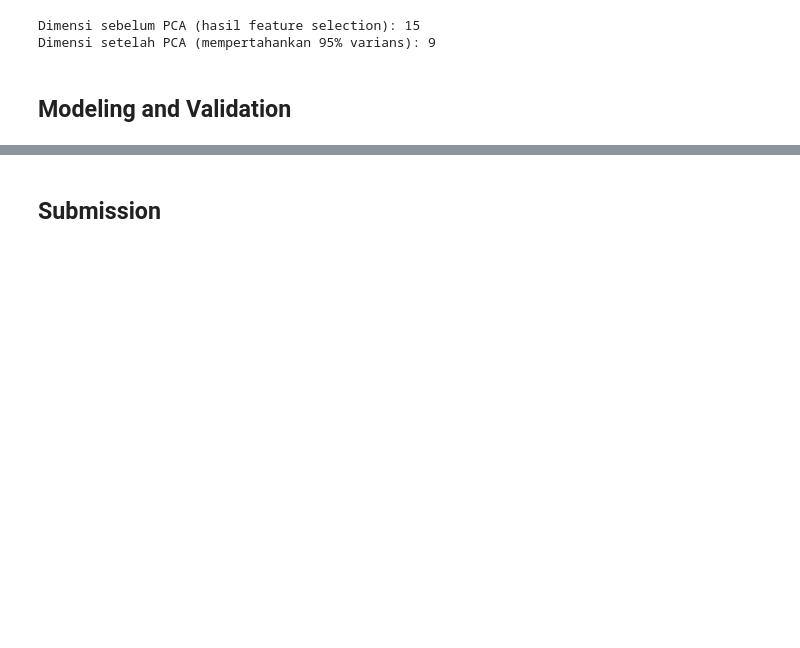
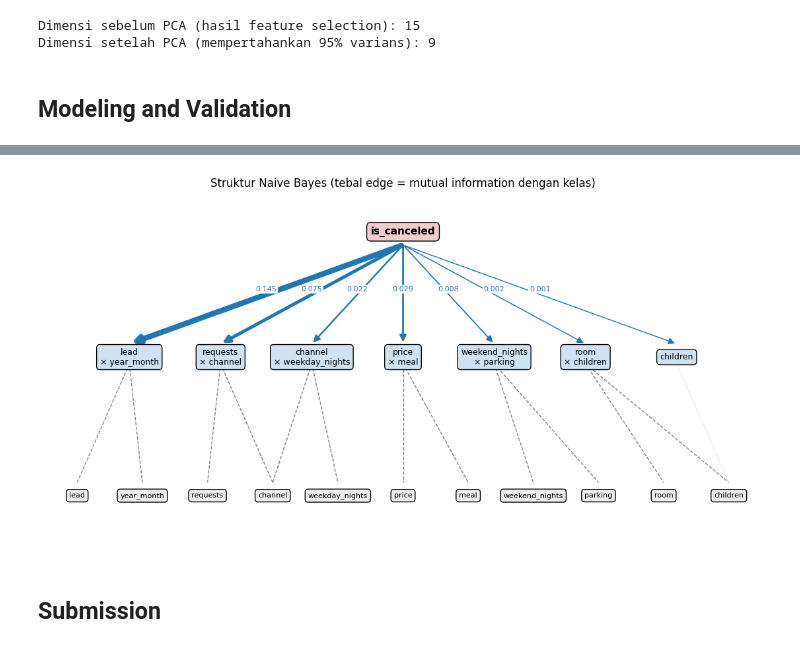
Before and after one commit to ethj0r/IF3170_G06_PhilippsLeatherJacket, a Jupyter notebook: main.ipynb, the cells around one changed output, grey strips where cells are left out. Drawn from its saved outputs; the diff is of its cells as text; code cells hidden in the pictures; blank space fills up the shorter version.

```diff
--- a/main.ipynb
+++ b/main.ipynb
@@ -459,2 +750,51 @@ Dimensi setelah PCA (mempertahankan 95% varians): 9
+# %%
+def nb_mutual_information(model, j):
+    prior = np.exp(model.class_log_prior_)[:, None]
+    conditional = np.exp(model.feature_log_prob_[j])
+    joint = prior * conditional
+    marginal = joint.sum(axis=0, keepdims=True)
+    return float(np.sum(joint * np.log(conditional / marginal)))
+
+
+def draw_nb_graph(model, features, path):
+    mi = [nb_mutual_information(model, j) for j in range(len(features))]
+    base = []
+    for f in features:
+        for part in f.split('*'):
+            if part not in base:
+                base.append(part)
+
+    fig, ax = plt.subplots(figsize=(14, 7))
+    ax.axis('off')
+    ax.set_xlim(-0.5, max(len(features), len(base)) - 0.5)
+    ax.set_ylim(-0.3, 2.4)
+    center = (max(len(features), len(base)) - 1) / 2
+    attr_x = np.linspace(center - (len(features) - 1) / 2 * 1.4, center + (len(features) - 1) / 2 * 1.4, len(features))
+    base_x = np.linspace(center - (len(base) - 1) / 2, center + (len(base) - 1) / 2, len(base))
+    box = dict(boxstyle='round,pad=0.4', ec='black')
+
+    for x, f, m in zip(attr_x, features, mi):
+        ax.annotate('', xy=(x, 1.25), xytext=(center, 2.0),
+                    arrowprops=dict(arrowstyle='-|>', lw=1 + 5 * m / max(mi), mutation_scale=15, color='tab:blue'))
+        ax.text((x + center) / 2, 1.65, f'{m:.3f}', fontsize=8, ha='center', color='tab:blue',
+                bbox=dict(boxstyle='round,pad=0.15', fc='white', ec='none'))
+        if '*' in f:
+            for part in f.split('*'):
+                ax.plot([x, base_x[base.index(part)]], [1.1, 0.2], ls='--', color='gray', lw=1)
+        else:
+            ax.plot([x, base_x[base.index(f)]], [1.1, 0.2], ls=':', color='lightgray', lw=1)
+        ax.text(x, 1.15, f.replace('*', '\n× '), ha='center', va='center', fontsize=9, bbox={**box, 'fc': '#cfe2f3'})
+    for x, f in zip(base_x, base):
+        ax.text(x, 0.1, f, ha='center', va='center', fontsize=8, bbox={**box, 'fc': '#eeeeee'})
+    ax.text(center, 2.1, 'is_canceled', ha='center', va='center', fontsize=11, fontweight='bold', bbox={**box, 'fc': '#f4cccc'})
+    ax.set_title('Struktur Naive Bayes (tebal edge = mutual information dengan kelas)')
+    fig.savefig(path, dpi=150, bbox_inches='tight')
+    plt.show()
+
+
+Path('output').mkdir(exist_ok=True)
+draw_nb_graph(nb_model, nb_features, 'output/naive_bayes_graph.png')
+# %% [output]
+[figure, added]
 # %% [markdown]
 ## Submission
```
Also changed, not shown: parts of 18 cells of this notebook.
